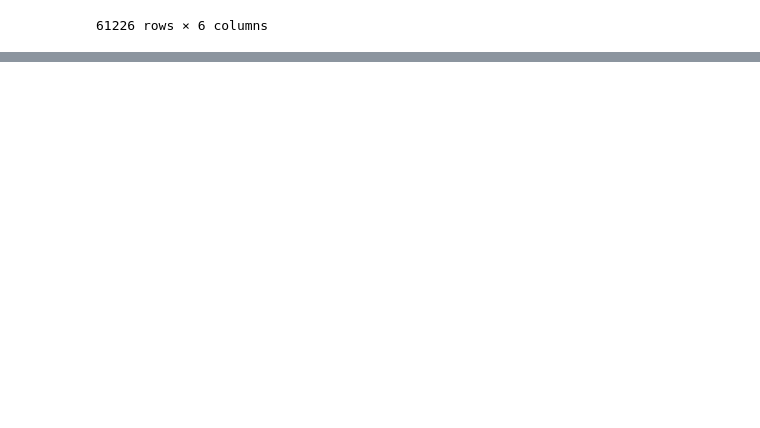
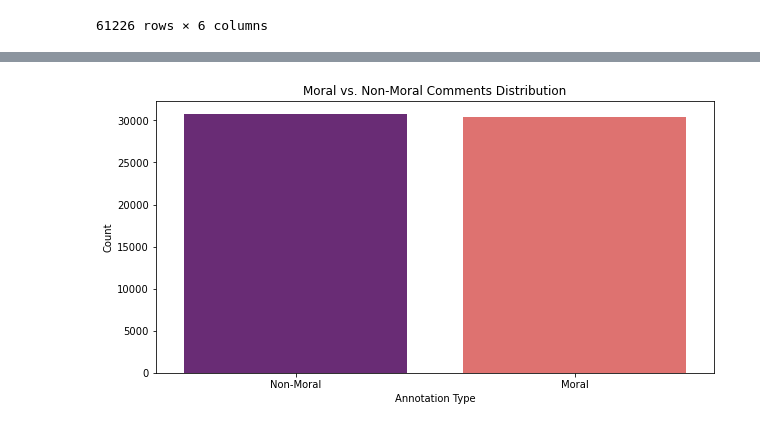
Before and after one commit to battemuulenn/DataScienceThesis, a Jupyter notebook: Notebooks/RedditCorpus.ipynb, the cells around one changed output, grey strips where cells are left out. Drawn from its saved outputs; the diff is of its cells as text; code cells hidden in the pictures; blank space fills up the shorter version.

```diff
--- a/Notebooks/RedditCorpus.ipynb
+++ b/Notebooks/RedditCorpus.ipynb
@@ -30,0 +133,9 @@ df
+# %%
+plt.figure(figsize=(10, 5))
+sns.countplot(x=df['annotation'].apply(lambda x: 'Moral' if x != "Non-Moral" else "Non-Moral"), palette="magma")
+plt.title("Moral vs. Non-Moral Comments Distribution")
+plt.xlabel("Annotation Type")
+plt.ylabel("Count")
+plt.show()
+# %% [output]
+[figure, added]
```
Also changed, not shown: parts of 13 cells of this notebook, 3 other files.
